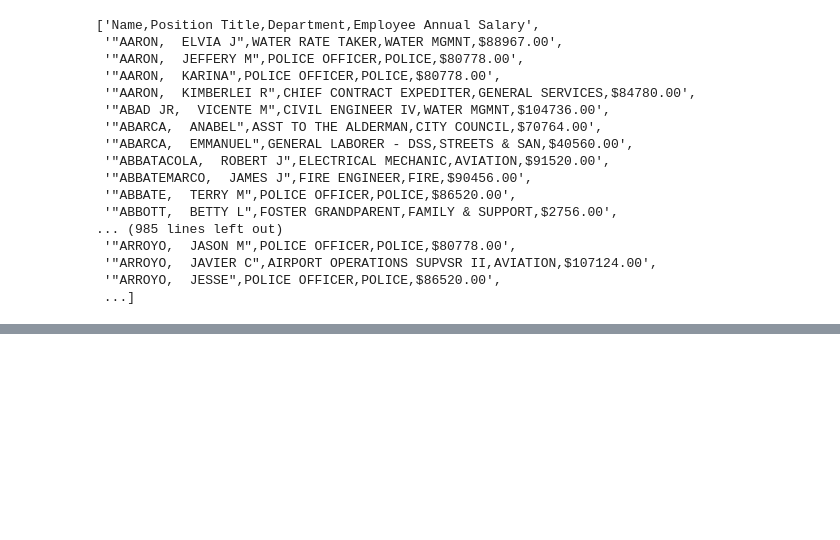
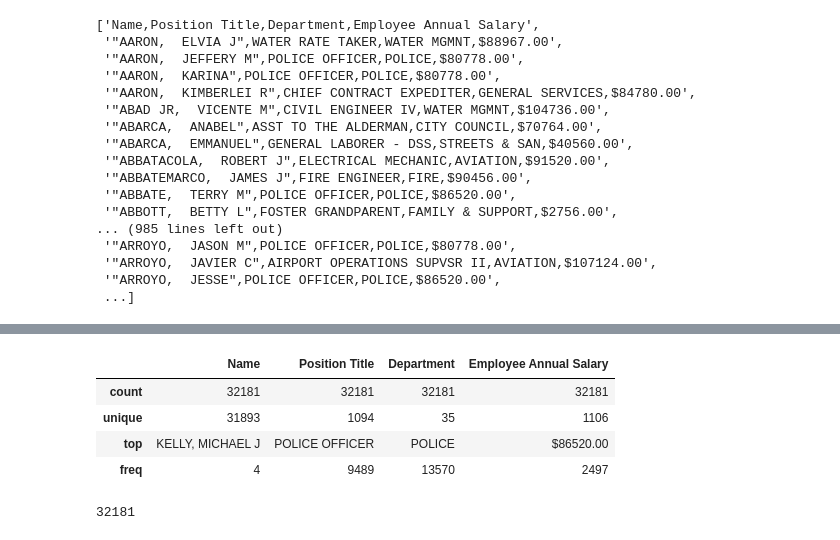
Before and after one commit to DeyvedAntonio/estudos_Analista, a Jupyter notebook: python/curso_dsa/Cap06/pratica_arquivos.ipynb, the cells around one changed output, grey strips where cells are left out. Saved outputs shown, nothing was run; the diff lists cells and outputs as text; code cells hidden in the pictures; blank space fills up the shorter version.

```diff
--- a/python/curso_dsa/Cap06/pratica_arquivos.ipynb
+++ b/python/curso_dsa/Cap06/pratica_arquivos.ipynb
@@ -50,0 +74,12 @@ rows
+# %%
+data_frame.describe()
+# %% [output]
+|  | Name | Position Title | Department | Employee Annual Salary |
+| count | 32181 | 32181 | 32181 | 32181 |
+| unique | 31893 | 1094 | 35 | 1106 |
+| top | KELLY, MICHAEL J | POLICE OFFICER | POLICE | $86520.00 |
+| freq | 4 | 9489 | 13570 | 2497 |
+# %%
+data_frame['Department'].count()
+# %% [output]
+32181
```
Also changed, not shown: parts of 4 cells of this notebook.
